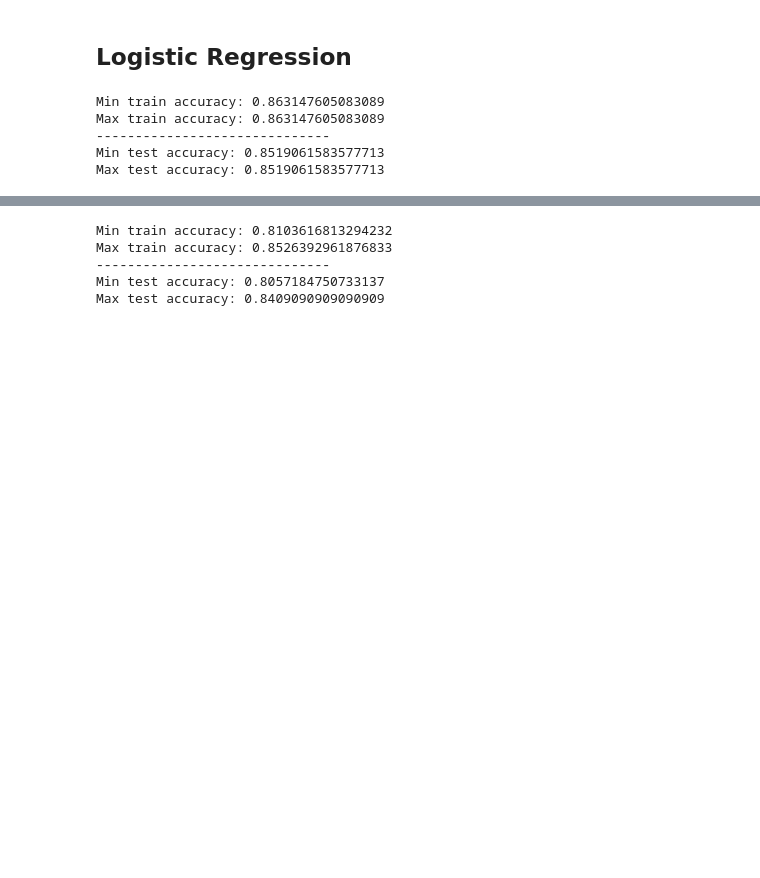
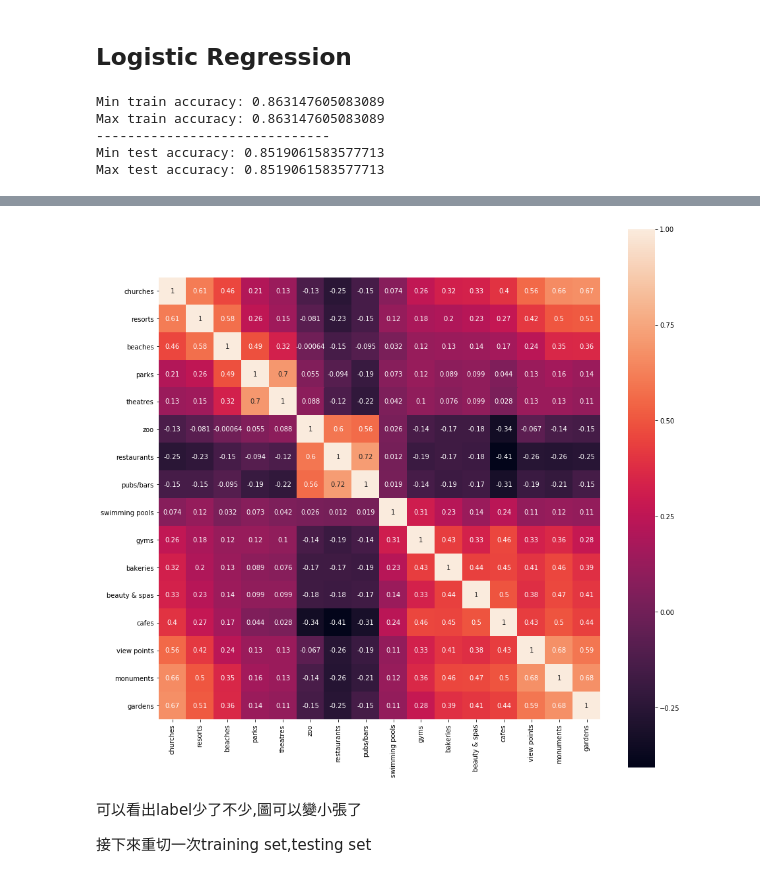
Before and after one commit to Darkborderman/FDA_homeworks, a Jupyter notebook: homework4/Travel Review Rating Analysis&Prediction.ipynb, the cells around one changed output, grey strips where cells are left out. Cells and saved outputs as stored; diff of their text form; code cells hidden in the pictures; blank space fills up the shorter version.

```diff
--- a/homework4/Travel Review Rating Analysis&Prediction.ipynb
+++ b/homework4/Travel Review Rating Analysis&Prediction.ipynb
@@ -281,37 +253,11 @@ Test accuracy: 0.8648582600195504
 # %%
-data=data.drop(["museums","malls","zoo","pubs/bars",'burger/pizza shops','hotels/other lodgings','dance clubs'],axis=1)
-train,test= train_test(data)
-x_train,y_train=split(train)
-x_test,y_test=split(test)
+data=data.drop(["museums","malls","burger/pizza shops","hotels/other lodgings","juice bars","art galleries","dance clubs"],axis=1)
-# %%
-# declare variables
-max_test_acc=0
-min_test_acc=1
-max_train_acc=0
-min_train_acc=1
-times=10
-
-# start training model
-for i in range(0,times):
-    model_bl = linear_model.SGDClassifier(loss='log', max_iter=10000,tol=0.21)
-    train_acc,test_acc =evaluate(model_bl, train,test)
-    if(max_test_acc<test_acc):
-        max_test_acc=test_acc
-    if(min_test_acc>test_acc):
-        min_test_acc=test_acc
-    if(max_train_acc<train_acc):
-        max_train_acc=train_acc
-    if(min_train_acc>train_acc):
-        min_train_acc=train_acc
-
-print('Min train accuracy: '+ str(min_train_acc))
-print('Max train accuracy: '+ str(max_train_acc))
-print('------------------------------')
-print('Min test accuracy: '+ str(min_test_acc))
-print('Max test accuracy: '+ str(max_test_acc))
-# %% [output]
-Min train accuracy: 0.8103616813294232
-Max train accuracy: 0.8526392961876833
-------------------------------
-Min test accuracy: 0.8057184750733137
-Max test accuracy: 0.8409090909090909
+# %%
+plt.figure(figsize=(15,15))
+heatmap=sb.heatmap(data.corr(), square=True, annot=True)
+# %% [output]
+[figure, added]
+# %% [markdown]
+可以看出label少了不少,圖可以變小張了
+
+接下來重切一次training set,testing set
```
Also changed, not shown: parts of 35 cells of this notebook.
